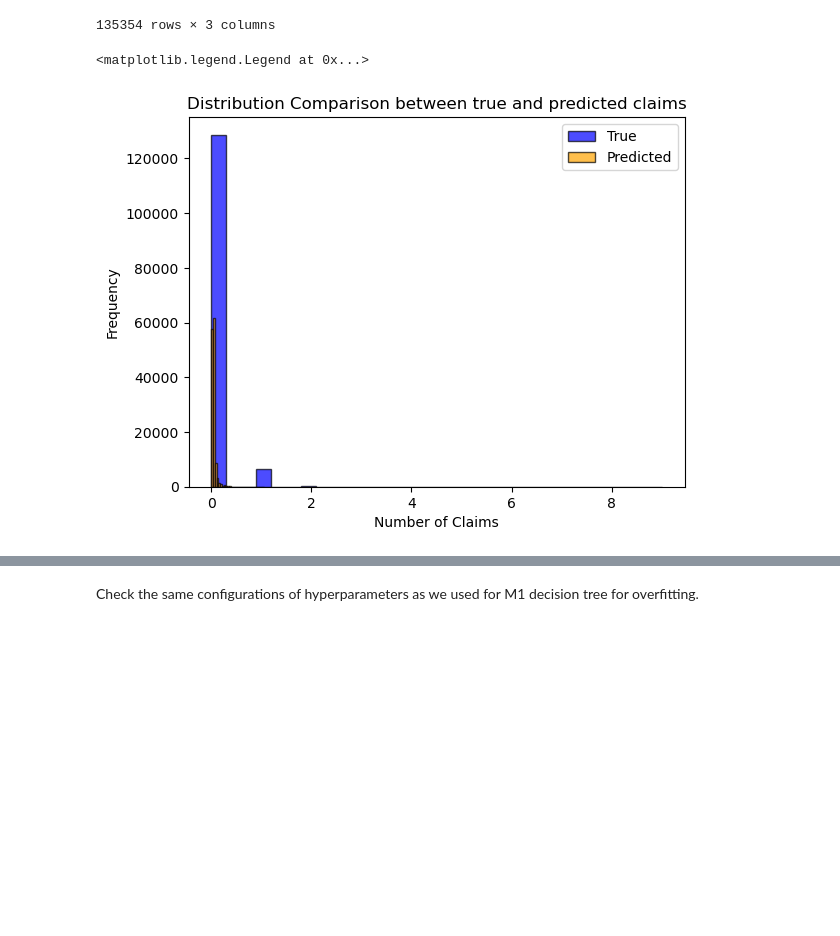
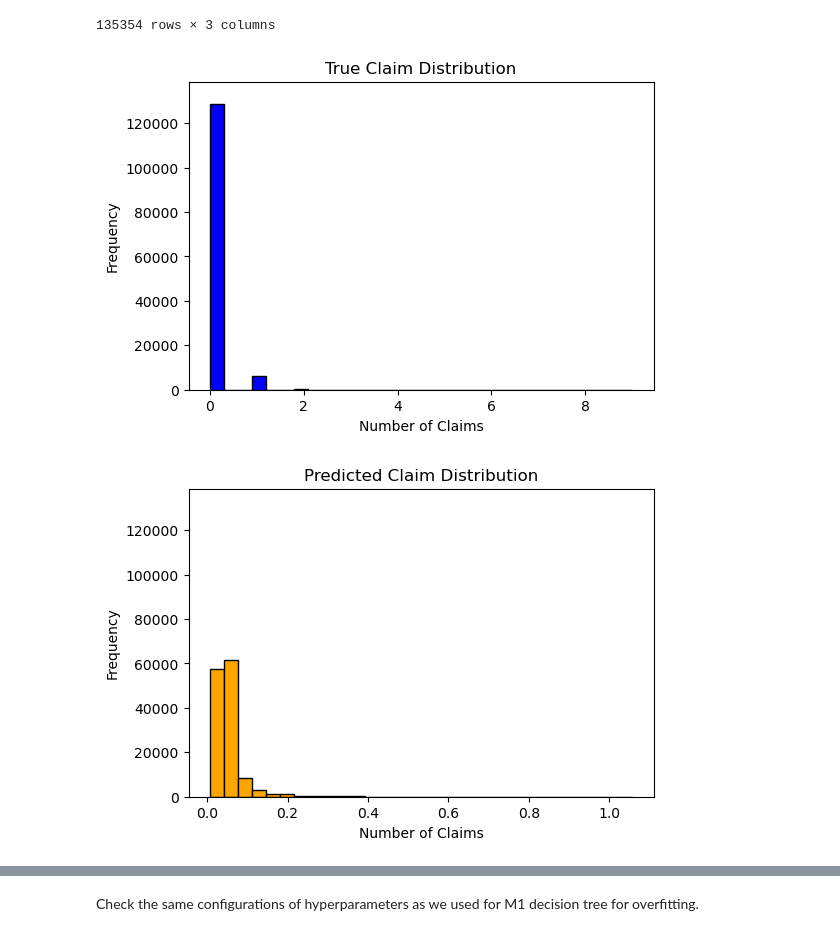
Before and after one commit to Simon-Simonsen/ML-project, a Jupyter notebook: M3.ipynb, the cells around one changed output, grey strips where cells are left out. Drawn from its saved outputs; the diff is of its cells as text; code cells hidden in the pictures; blank space fills up the shorter version.

```diff
--- a/M3.ipynb
+++ b/M3.ipynb
@@ -154,16 +154,36 @@ dataframe
 # %%
 import matplotlib.pyplot as plt
 import numpy as np
 
 y_true = dataframe['claims_true']
 y_pred = dataframe['claims_predicted']
 
-plt.hist(y_true, bins=30, alpha=0.7, label='True', color='blue', edgecolor='black')
-plt.hist(y_pred, bins=30, alpha=0.7, label='Predicted', color='orange', edgecolor='black')
+bins = 30
+
+# Compute histogram counts first (without plotting)
+counts_true, _ = np.histogram(y_true, bins=bins)
+counts_pred, _ = np.histogram(y_pred, bins=bins)
+
+# Shared y-axis limit
+y_max = max(counts_true.max(), counts_pred.max()) + 10000
+
+# Plot true values
+plt.figure(figsize=(6, 4))
+plt.hist(y_true, bins=bins, color='blue', edgecolor='black')
+plt.ylim(0, y_max)
 plt.xlabel('Number of Claims')
 plt.ylabel('Frequency')
-plt.title('Distribution Comparison between true and predicted claims')
-plt.legend()
+plt.title('True Claim Distribution')
+plt.show()
+
+# Plot predicted values
+plt.figure(figsize=(6, 4))
+plt.hist(y_pred, bins=bins, color='orange', edgecolor='black')
+plt.ylim(0, y_max)
+plt.xlabel('Number of Claims')
+plt.ylabel('Frequency')
+plt.title('Predicted Claim Distribution')
+plt.show()
 # %% [output]
-<matplotlib.legend.Legend at 0x...>
-[figure, old version]
+[figure, new version]
+[figure, added]
```
Also changed, not shown: parts of 4 cells of this notebook, 1 other file.
